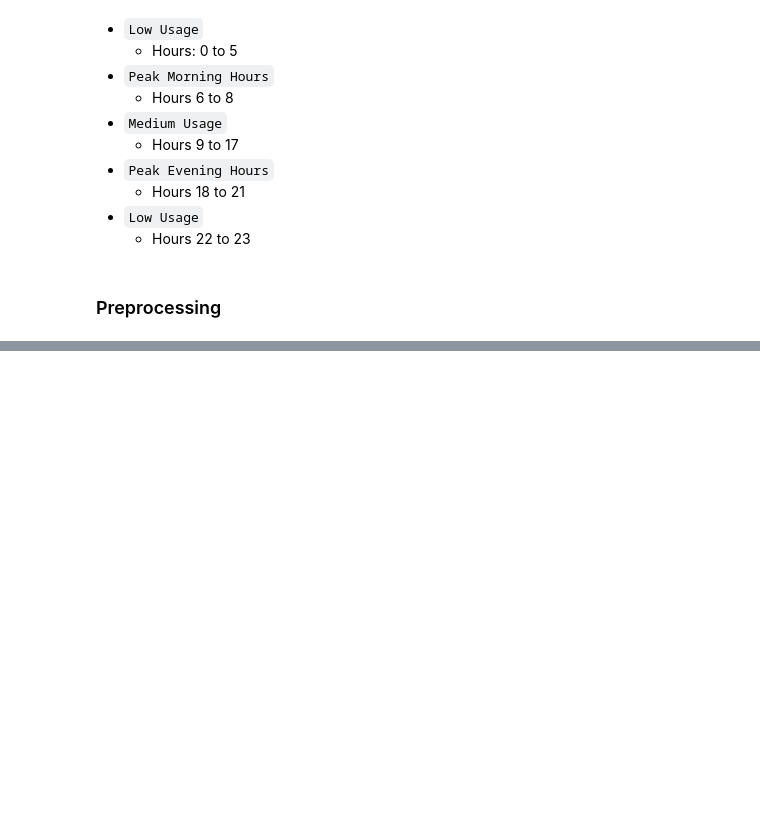
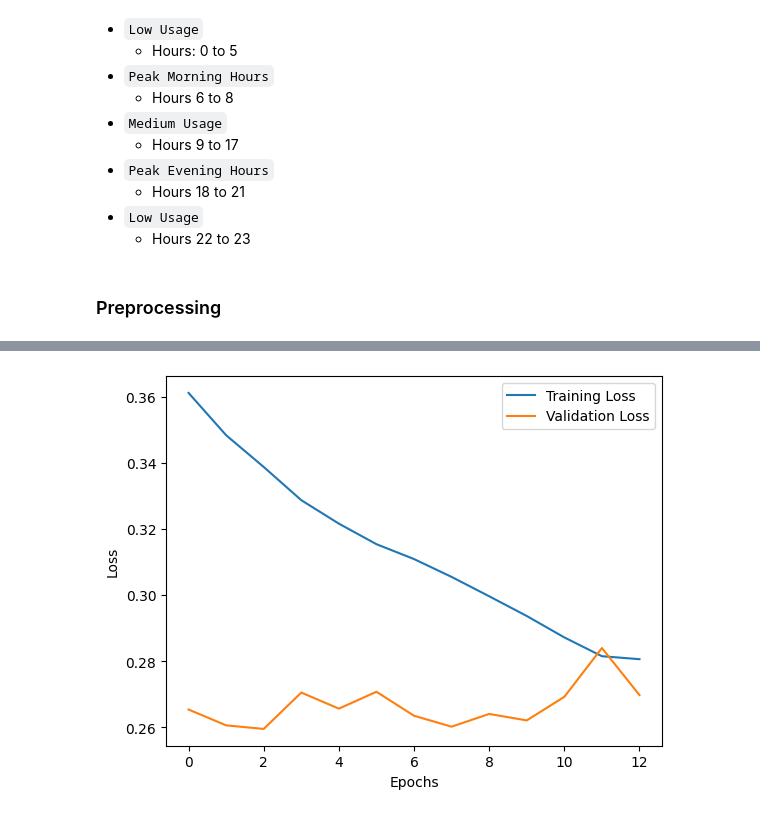
Before and after one commit to benjaminpilnick/Stat362-Final-Project-, a Jupyter notebook: explaratory_Data.ipynb, the cells around one changed output, grey strips where cells are left out. Cells and saved outputs as stored; diff of their text form; code cells hidden in the pictures; blank space fills up the shorter version.

```diff
--- a/explaratory_Data.ipynb
+++ b/explaratory_Data.ipynb
@@ -208,0 +357,47 @@ X_train.shape
+# %%
+#Obtain predictions and get the test rmse
+#Import root_mean_squared_error and mean_absolute_error from sklearn
+from sklearn.metrics import root_mean_squared_error, mean_absolute_error
+
+
+
+
+# Making prediction for each datasets: train, validation, test
+train_pred = model.predict(X_train)
+val_pred = model.predict(X_val)
+test_pred = model.predict(X_test)
+
+#Inverse transform predictions to the original units
+train_pred_inv = scaler_Y.inverse_transform(train_pred)
+test_pred_inv = scaler_Y.inverse_transform(test_pred)
+val_pred_inv = scaler_Y.inverse_transform(val_pred)
+
+# Inverse transform actual target values to the original units
+train_y_inv  = scaler_Y.inverse_transform(y_train_windows)
+val_y_inv = scaler_Y.inverse_transform(y_val_windows)
+test_y_inv = scaler_Y.inverse_transform(y_test_windows)
+
+# Evaluate the model performance
+train_rmse = root_mean_squared_error(train_y_inv, train_pred_inv)
+
+
+test_rmse = root_mean_squared_error(test_y_inv, test_pred_inv)
+
+
+val_rmse = root_mean_squared_error(val_y_inv, val_pred_inv)
+
+
+
+# Print RMSE and MAE for each split
+print(f"Train RMSE: {train_rmse:.3f}")
+print(f"Val   RMSE: {val_rmse:.3f}")
+print(f"Test  RMSE: {test_rmse:.3f}")
+
+# plot the training and validation loss
+plt.plot(history.history['loss'], label='Training Loss')
+plt.plot(history.history['val_loss'], label='Validation Loss')
+plt.xlabel('Epochs')
+plt.ylabel('Loss')
+plt.legend()
+plt.show()
+# %% [output]
@@ -208,0 +410 @@ X_train.shape
+[figure, added]
```
Also changed, not shown: parts of 16 cells of this notebook.
